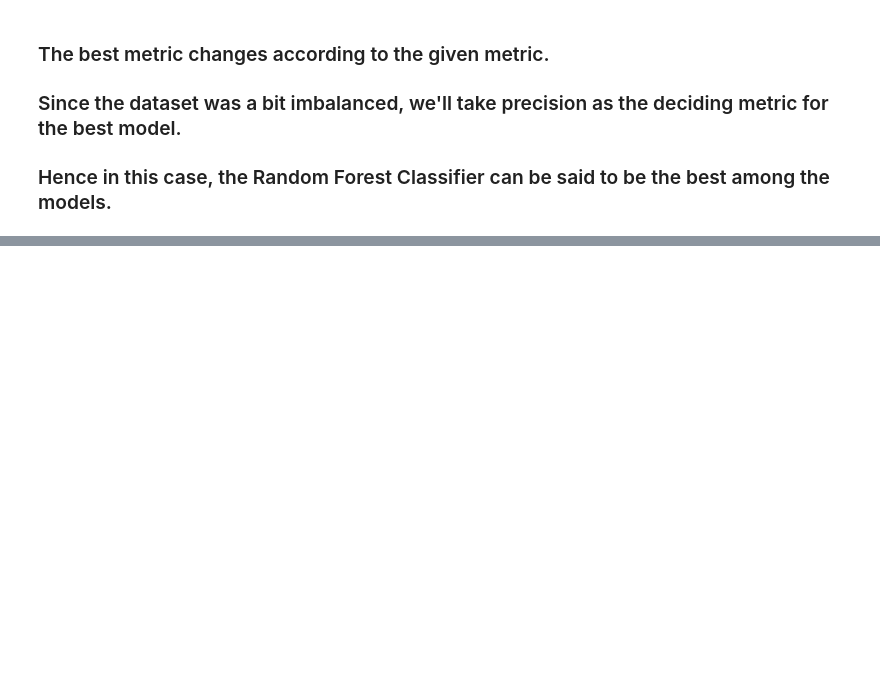
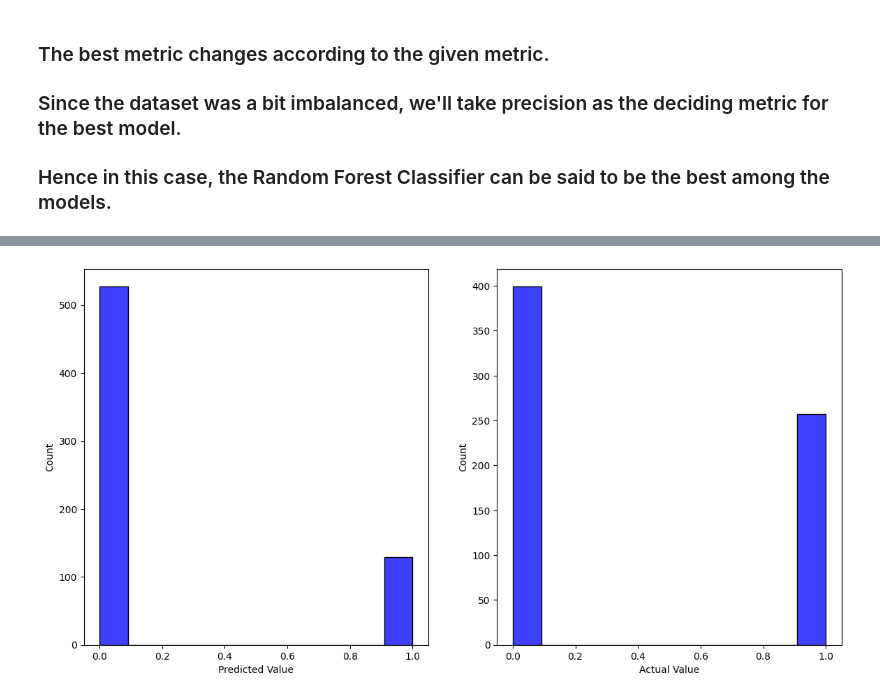
Before and after one commit to sebisamuel20/water_potability, a Jupyter notebook: notebook/Model_Training.ipynb, the cells around one changed output, grey strips where cells are left out. Saved outputs shown, nothing was run; the diff lists cells and outputs as text; code cells hidden in the pictures; blank space fills up the shorter version.

Commit message:
Model Training Done

```diff
--- a/notebook/Model_Training.ipynb
+++ b/notebook/Model_Training.ipynb
@@ -221,0 +224,6 @@ pd.DataFrame(list(zip(model_list, f1_list)), columns=['Model Name', 'F1 Score'])
+# %%
+rand_model = RandomForestClassifier()
+rand_model = rand_model.fit(X_train, y_train)
+y_pred = rand_model.predict(X_test)
+score = precision_score(y_test, y_pred)*100
+print("Precision of the model is %.2f" %score)
@@ -221,0 +232,3 @@ pd.DataFrame(list(zip(model_list, f1_list)), columns=['Model Name', 'F1 Score'])
+# %%
+pred_df=pd.DataFrame({'Actual Value':y_test,'Predicted Value':y_pred})
+pred_df
@@ -221,0 +249,9 @@ pd.DataFrame(list(zip(model_list, f1_list)), columns=['Model Name', 'F1 Score'])
+# %%
+plt.subplots(1, 2, figsize=(14, 7))
+plt.subplot(121)
+sns.histplot(data=pred_df,x='Predicted Value',color='b')
+plt.subplot(122)
+sns.histplot(data=pred_df,x='Actual Value',color='b')
+plt.show()
+# %% [output]
+[figure, added]
```
Also changed, not shown: parts of 7 cells of this notebook.
